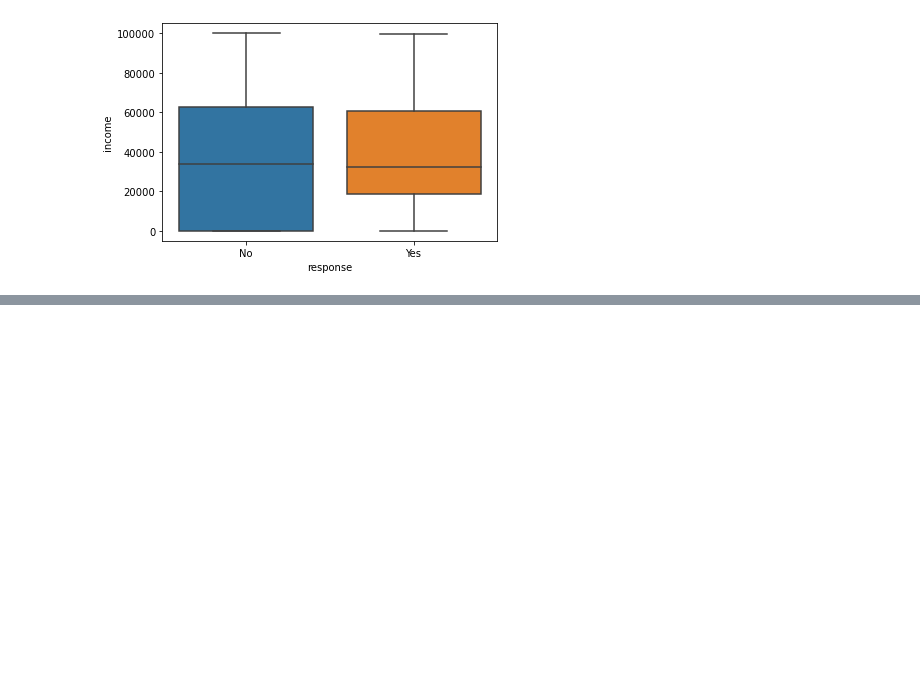
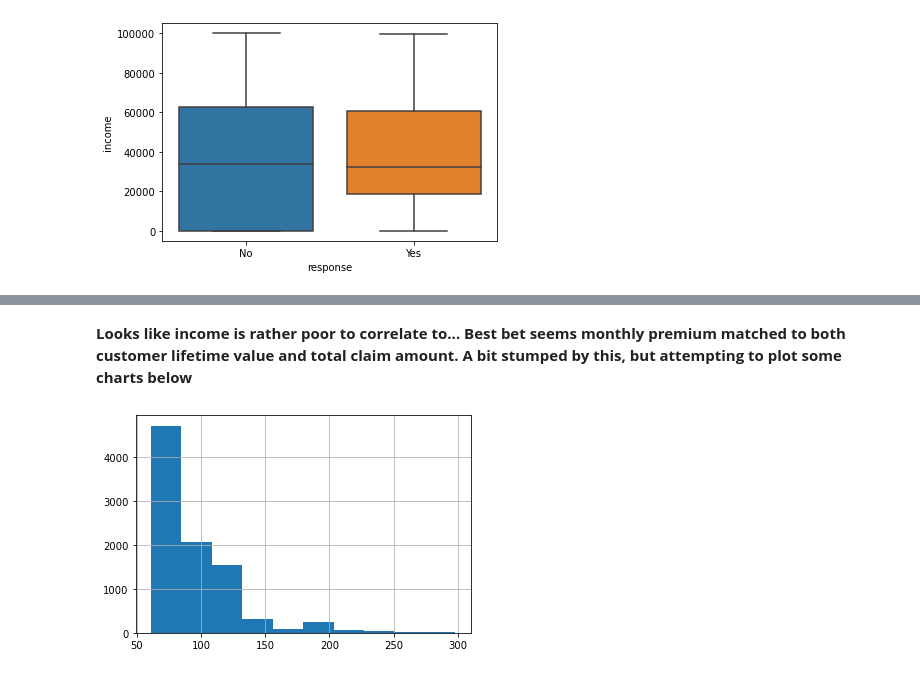
Before and after one commit to NicolasVollmer/lab-customer-analysis-round-2, a Jupyter notebook: Nicolas_Round2-7.ipynb, the cells around one changed output, grey strips where cells are left out. Saved outputs shown, nothing was run; the diff lists cells and outputs as text; code cells hidden in the pictures; blank space fills up the shorter version.

```diff
--- a/Nicolas_Round2-7.ipynb
+++ b/Nicolas_Round2-7.ipynb
@@ -499,0 +614,8 @@ plt.show()
+# %% [markdown]
+**Looks like income is rather poor to correlate to... Best bet seems monthly premium matched to both customer lifetime value and total claim amount. A bit stumped by this, but attempting to plot some charts below**
+# %%
+#inse
+numerical['monthly_premium_auto'].hist()
+plt.show()
+# %% [output]
+[figure, added]
```
Also changed, not shown: parts of 21 cells of this notebook, 2 other files.
